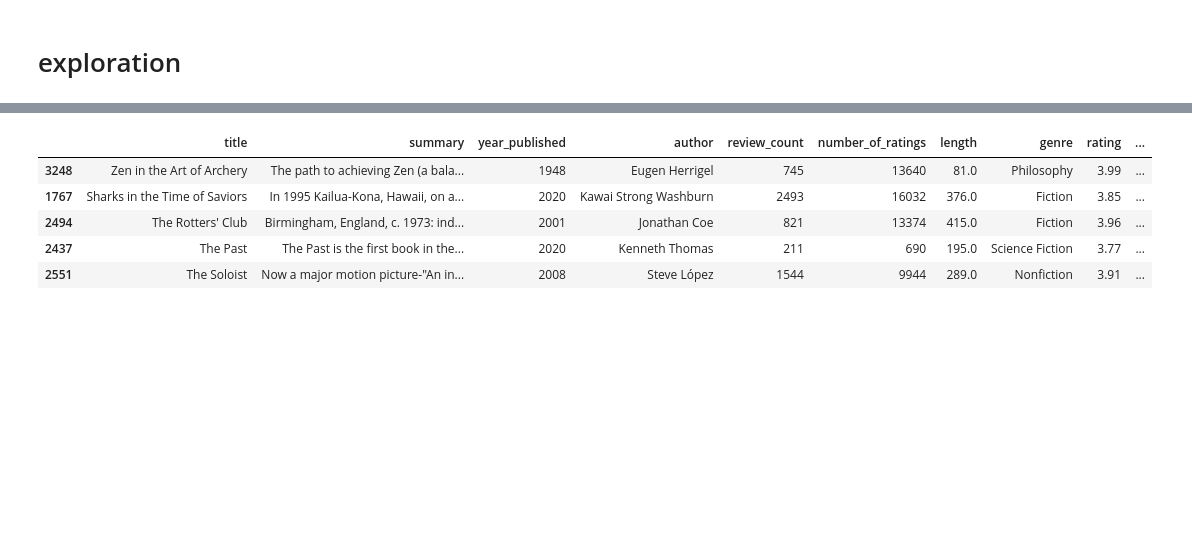
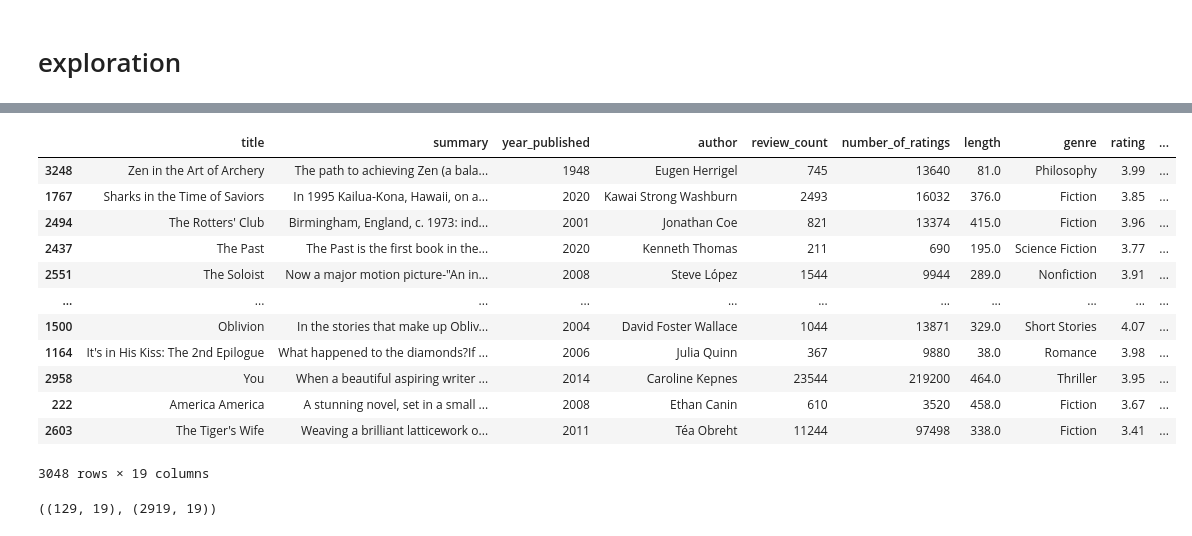
Before and after one commit to Booookkkkkssss/books_main, a Jupyter notebook: shawns_work/prep_and_explore_workbook.ipynb, the cells around one changed output, grey strips where cells are left out. Saved outputs shown, nothing was run; the diff lists cells and outputs as text; code cells hidden in the pictures; blank space fills up the shorter version.

```diff
--- a/shawns_work/prep_and_explore_workbook.ipynb
+++ b/shawns_work/prep_and_explore_workbook.ipynb
@@ -304,4 +307,4 @@ plt.show()
 
 #    return df
 # %%
-df = prep_data('all_books.csv')
+df = prep.prep_data('all_books.csv')
@@ -343,16 +420,23 @@ sentiment                0
 dtype: int64
 # %%
 def split(df):
-    train, test = train_test_split(df, test_size=.2, random_state=42, stratify=df.target)
+    train, test = train_test_split(df, test_size=.2, random_state=42, stratify=df['target'])
     return train, test
 # %%
 train, test = split(df)
 # %%
-train.head()
+train
 # %% [output]
 |  | title | summary | year_published | author | review_count | number_of_ratings | length | genre | rating | ... |
 | 3248 | Zen in the Art of Archery | The path to achieving Zen (a bala... | 1948 | Eugen Herrigel | 745 | 13640 | 81.0 | Philosophy | 3.99 | ... |
 | 1767 | Sharks in the Time of Saviors | In 1995 Kailua-Kona, Hawaii, on a... | 2020 | Kawai Strong Washburn | 2493 | 16032 | 376.0 | Fiction | 3.85 | ... |
 | 2494 | The Rotters' Club | Birmingham, England, c. 1973: ind... | 2001 | Jonathan Coe | 821 | 13374 | 415.0 | Fiction | 3.96 | ... |
 | 2437 | The Past | The Past is the first book in the... | 2020 | Kenneth Thomas | 211 | 690 | 195.0 | Science Fiction | 3.77 | ... |
 | 2551 | The Soloist | Now a major motion picture-"An in... | 2008 | Steve López | 1544 | 9944 | 289.0 | Nonfiction | 3.91 | ... |
+| ... | ... | ... | ... | ... | ... | ... | ... | ... | ... | ... |
+| 1500 | Oblivion | In the stories that make up Obliv... | 2004 | David Foster Wallace | 1044 | 13871 | 329.0 | Short Stories | 4.07 | ... |
+| 1164 | It's in His Kiss: The 2nd Epilogue | What happened to the diamonds?If ... | 2006 | Julia Quinn | 367 | 9880 | 38.0 | Romance | 3.98 | ... |
+| 2958 | You | When a beautiful aspiring writer ... | 2014 | Caroline Kepnes | 23544 | 219200 | 464.0 | Thriller | 3.95 | ... |
+| 222 | America America | A stunning novel, set in a small ... | 2008 | Ethan Canin | 610 | 3520 | 458.0 | Fiction | 3.67 | ... |
+| 2603 | The Tiger's Wife | Weaving a brilliant latticework o... | 2011 | Téa Obreht | 11244 | 97498 | 338.0 | Fiction | 3.41 | ... |
+3048 rows × 19 columns
@@ -358,0 +445,8 @@ train.head()
+# %%
+var1 = train[train['target'] == 'best seller']
+
+var2 = train[train['target'] == 'unsuccessful']
+
+var1.shape, var2.shape
+# %% [output]
+((129, 19), (2919, 19))
```
Also changed, not shown: parts of 16 cells of this notebook, 1 other file.
